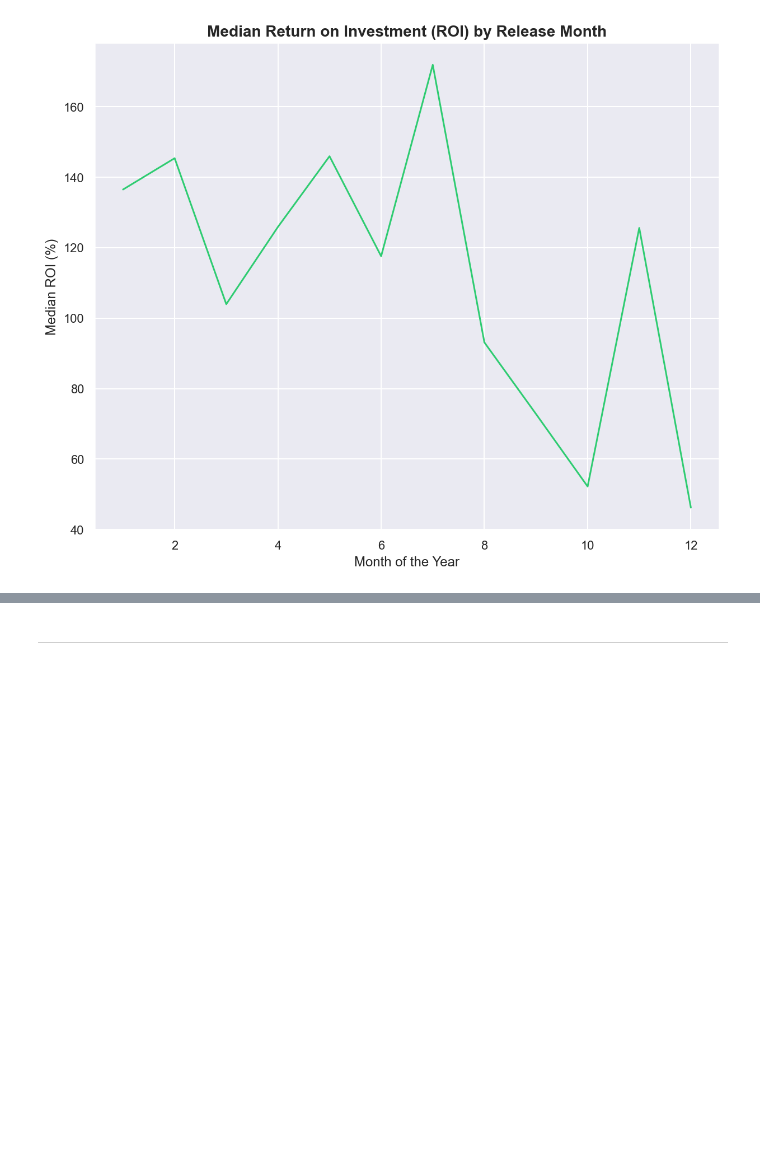
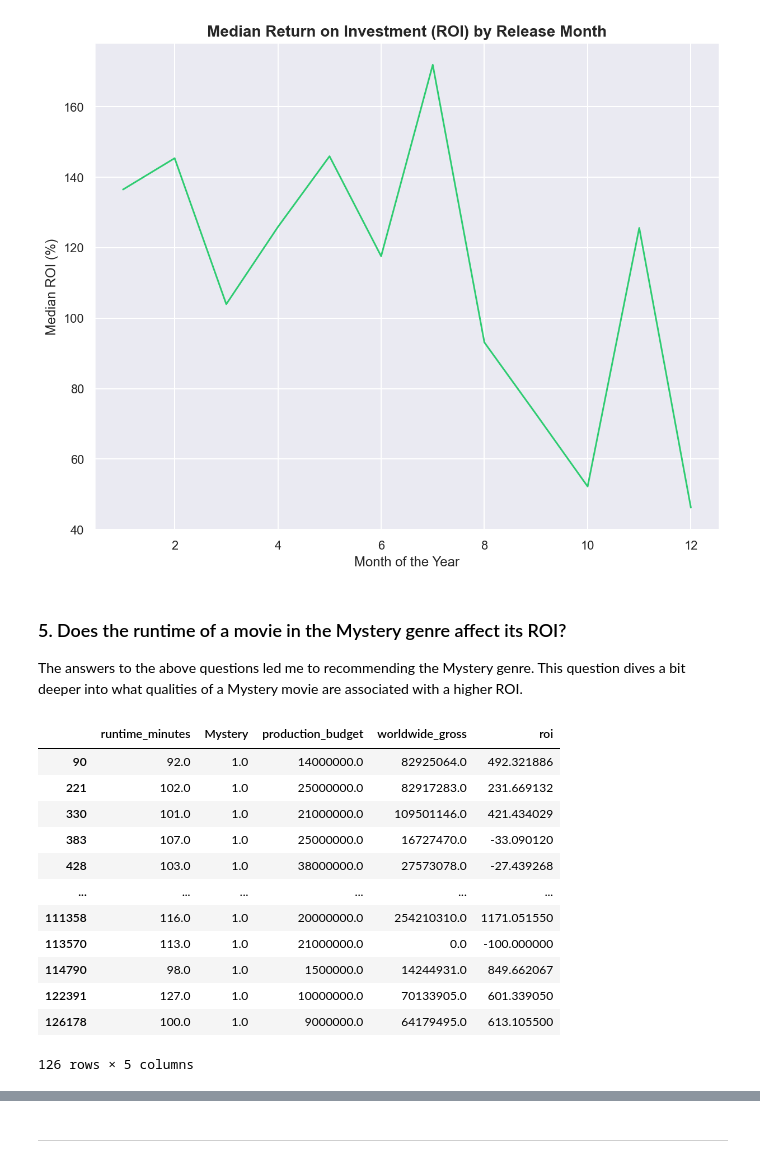
Before and after one commit to tjkyner/flatiron-ds-phase-1-project, a Jupyter notebook: notebooks/analysis.ipynb, the cells around one changed output, grey strips where cells are left out. Drawn from its saved outputs; the diff is of its cells as text; code cells hidden in the pictures; blank space fills up the shorter version.

Commit message:
added and answered fifth question

```diff
--- a/notebooks/analysis.ipynb
+++ b/notebooks/analysis.ipynb
@@ -363,3 +363,25 @@ sns.lineplot(
 plt.savefig('../images/median_roi_month.png')
 # %% [output]
 [figure]
+# %% [markdown]
+### 5. Does the runtime of a movie in the Mystery genre affect its ROI?
+The answers to the above questions led me to recommending the Mystery genre. This question dives a bit deeper into what qualities of a Mystery movie are associated with a higher ROI.
+# %%
+cols = ['runtime_minutes', 'Mystery', 'production_budget', 'worldwide_gross']
+df_mystery_movies = df_merged_final[cols].loc[df_merged_final['Mystery'] == 1].dropna()
+df_mystery_movies = get_roi_values(df_mystery_movies)
+df_mystery_movies
+# %% [output]
+|  | runtime_minutes | Mystery | production_budget | worldwide_gross | roi |
+| 90 | 92.0 | 1.0 | 14000000.0 | 82925064.0 | 492.321886 |
+| 221 | 102.0 | 1.0 | 25000000.0 | 82917283.0 | 231.669132 |
+| 330 | 101.0 | 1.0 | 21000000.0 | 109501146.0 | 421.434029 |
+| 383 | 107.0 | 1.0 | 25000000.0 | 16727470.0 | -33.090120 |
+| 428 | 103.0 | 1.0 | 38000000.0 | 27573078.0 | -27.439268 |
+| ... | ... | ... | ... | ... | ... |
+| 111358 | 116.0 | 1.0 | 20000000.0 | 254210310.0 | 1171.051550 |
+| 113570 | 113.0 | 1.0 | 21000000.0 | 0.0 | -100.000000 |
+| 114790 | 98.0 | 1.0 | 1500000.0 | 14244931.0 | 849.662067 |
+| 122391 | 127.0 | 1.0 | 10000000.0 | 70133905.0 | 601.339050 |
+| 126178 | 100.0 | 1.0 | 9000000.0 | 64179495.0 | 613.105500 |
+126 rows × 5 columns
```
Also changed, not shown: parts of 5 cells of this notebook, 1 other file.
